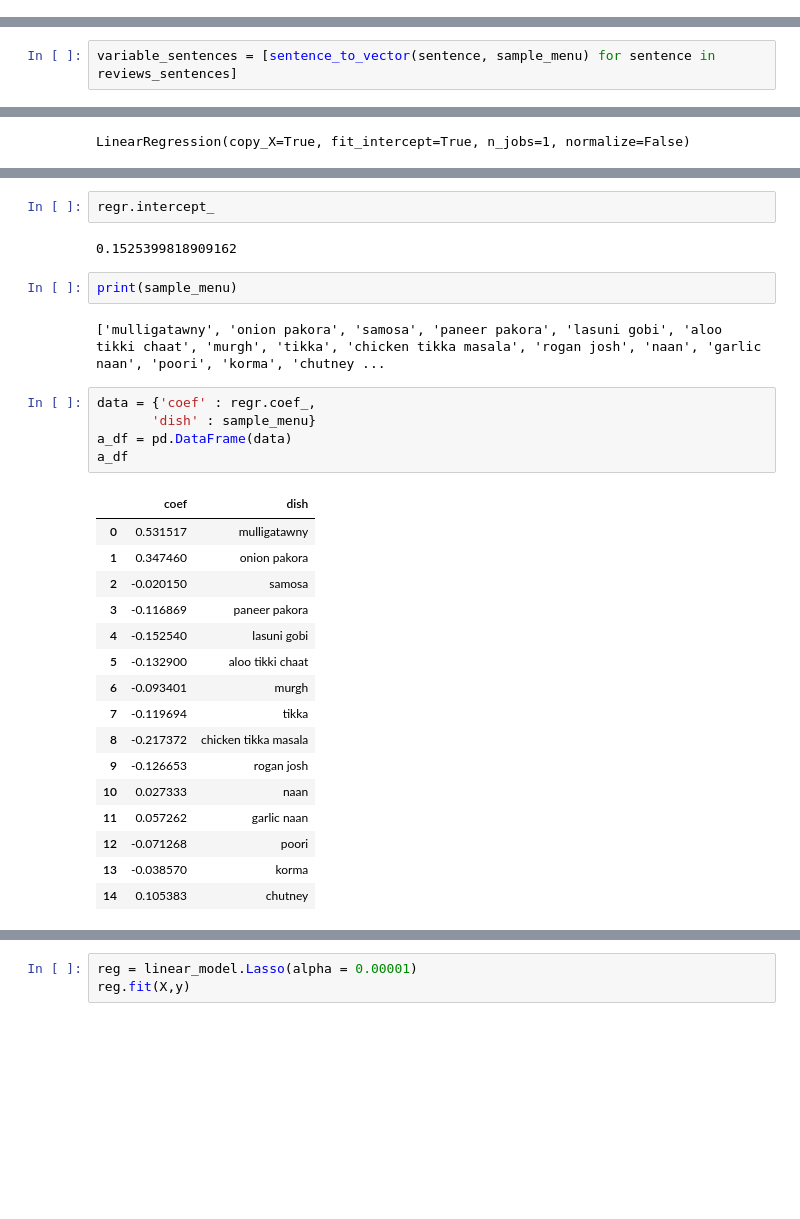
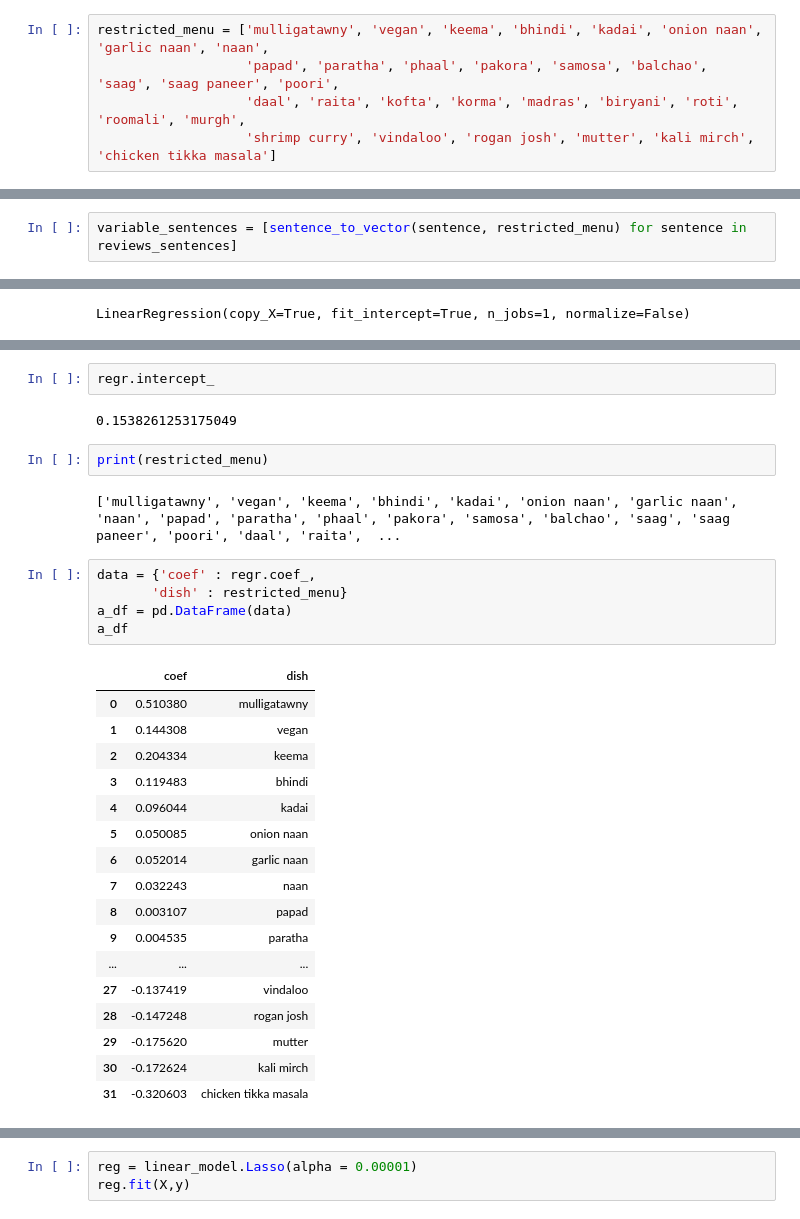
Before and after one commit to jakedaford/Scrapy_project_yelp, a Jupyter notebook: Review_of_menu_item_Dhaba.ipynb, the cells around one changed output, grey strips where cells are left out. Saved outputs shown, nothing was run; the diff lists cells and outputs as text; blank space fills up the shorter version.

```diff
--- a/Review_of_menu_item_Dhaba.ipynb
+++ b/Review_of_menu_item_Dhaba.ipynb
@@ -200,3 +226,8 @@ sentences_df.head()
+# %%
+restricted_menu = ['mulligatawny', 'vegan', 'keema', 'bhindi', 'kadai', 'onion naan', 'garlic naan', 'naan',
+                   'papad', 'paratha', 'phaal', 'pakora', 'samosa', 'balchao', 'saag', 'saag paneer', 'poori',
+                   'daal', 'raita', 'kofta', 'korma', 'madras', 'biryani', 'roti', 'roomali', 'murgh',
+                   'shrimp curry', 'vindaloo', 'rogan josh', 'mutter', 'kali mirch', 'chicken tikka masala']
 # %% [markdown]
 ### First need to vectorize the sentences... i.e. for each sentence make a vector of 0s and 1s that say whether a dish is mentioned in the sentence or not
 # %%
@@ -227,4 +257,4 @@ len(reviews_sentences)
 # %% [output]
 10958
 # %%
-variable_sentences = [sentence_to_vector(sentence, sample_menu) for sentence in reviews_sentences]
+variable_sentences = [sentence_to_vector(sentence, restricted_menu) for sentence in reviews_sentences]
@@ -265,33 +298,34 @@ Coefficients:
 # %%
 regr.intercept_
 # %% [output]
-0.1525399818909162
+0.1538261253175049
 # %%
-print(sample_menu)
+print(restricted_menu)
 # %% [output]
-['mulligatawny', 'onion pakora', 'samosa', 'paneer pakora', 'lasuni gobi', 'aloo tikki chaat', 'murgh', 'tikka', 'chicken tikka masala', 'rogan josh', 'naan', 'garlic naan', 'poori', 'korma', 'chutney ...
+['mulligatawny', 'vegan', 'keema', 'bhindi', 'kadai', 'onion naan', 'garlic naan', 'naan', 'papad', 'paratha', 'phaal', 'pakora', 'samosa', 'balchao', 'saag', 'saag paneer', 'poori', 'daal', 'raita',  ...
 # %%
 data = {'coef' : regr.coef_,
-       'dish' : sample_menu}
+       'dish' : restricted_menu}
 a_df = pd.DataFrame(data)
 a_df
 # %% [output]
 |  | coef | dish |
-| 0 | 0.531517 | mulligatawny |
-| 1 | 0.347460 | onion pakora |
-| 2 | -0.020150 | samosa |
-| 3 | -0.116869 | paneer pakora |
-| 4 | -0.152540 | lasuni gobi |
-| 5 | -0.132900 | aloo tikki chaat |
-| 6 | -0.093401 | murgh |
-| 7 | -0.119694 | tikka |
-| 8 | -0.217372 | chicken tikka masala |
-| 9 | -0.126653 | rogan josh |
-| 10 | 0.027333 | naan |
-| 11 | 0.057262 | garlic naan |
-| 12 | -0.071268 | poori |
-| 13 | -0.038570 | korma |
-| 14 | 0.105383 | chutney |
+| 0 | 0.510380 | mulligatawny |
+| 1 | 0.144308 | vegan |
+| 2 | 0.204334 | keema |
+| 3 | 0.119483 | bhindi |
+| 4 | 0.096044 | kadai |
+| 5 | 0.050085 | onion naan |
+| 6 | 0.052014 | garlic naan |
+| 7 | 0.032243 | naan |
+| 8 | 0.003107 | papad |
+| 9 | 0.004535 | paratha |
+| ... | ... | ... |
+| 27 | -0.137419 | vindaloo |
+| 28 | -0.147248 | rogan josh |
+| 29 | -0.175620 | mutter |
+| 30 | -0.172624 | kali mirch |
+| 31 | -0.320603 | chicken tikka masala |
 # %%
 a_df.sort_values('coef')
 # %% [output]
```
Also changed, not shown: parts of 27 cells of this notebook, 1 other file.
